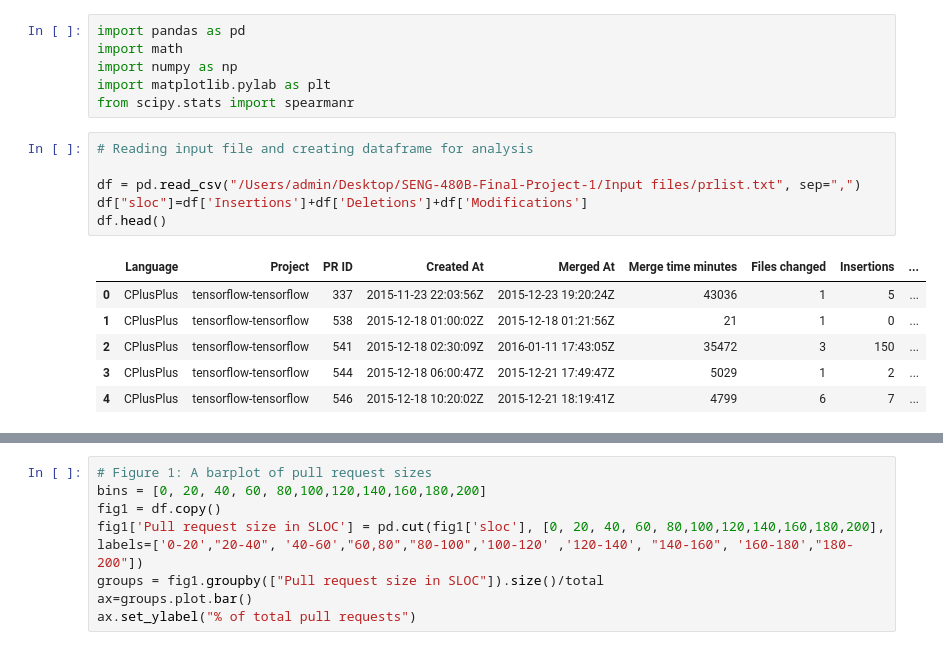
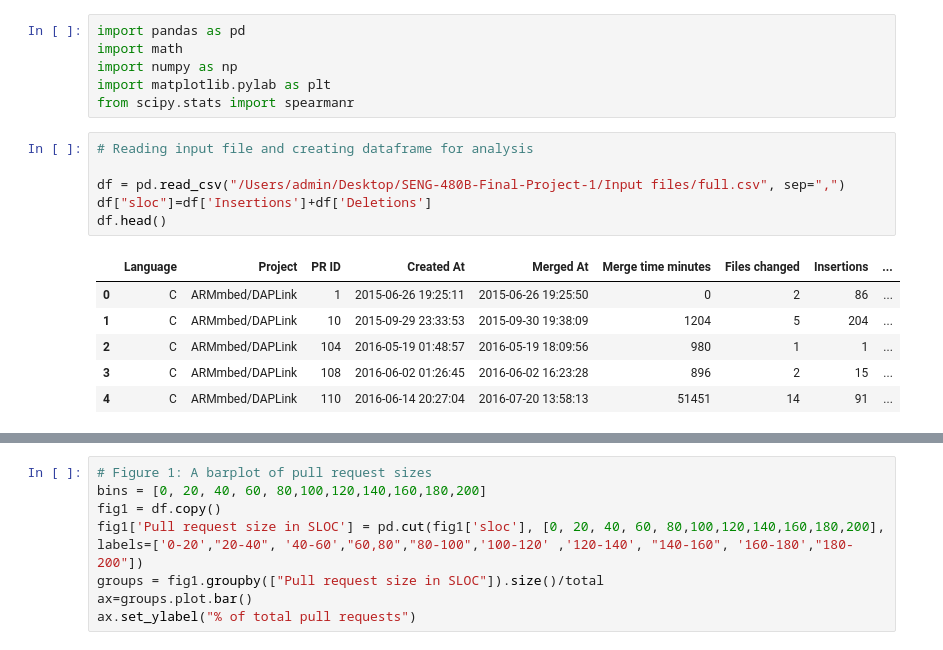
Before and after one commit to GuillaumeClaude/SENG-480B-Final-Project, a Jupyter notebook: Code/analysis.ipynb, the cells around one changed output, grey strips where cells are left out. Drawn from its saved outputs; the diff is of its cells as text.

```diff
--- a/Code/analysis.ipynb
+++ b/Code/analysis.ipynb
@@ -25,13 +25,13 @@ from scipy.stats import spearmanr
 # %%
 # Reading input file and creating dataframe for analysis
 
-df = pd.read_csv("/Users/admin/Desktop/SENG-480B-Final-Project-1/Input files/prlist.txt", sep=",")
-df["sloc"]=df['Insertions']+df['Deletions']+df['Modifications']
+df = pd.read_csv("/Users/admin/Desktop/SENG-480B-Final-Project-1/Input files/full.csv", sep=",")
+df["sloc"]=df['Insertions']+df['Deletions']
 df.head()
 # %% [output]
 |  | Language | Project | PR ID | Created At | Merged At | Merge time minutes | Files changed | Insertions | ... |
-| 0 | CPlusPlus | tensorflow-tensorflow | 337 | 2015-11-23 22:03:56Z | 2015-12-23 19:20:24Z | 43036 | 1 | 5 | ... |
-| 1 | CPlusPlus | tensorflow-tensorflow | 538 | 2015-12-18 01:00:02Z | 2015-12-18 01:21:56Z | 21 | 1 | 0 | ... |
-| 2 | CPlusPlus | tensorflow-tensorflow | 541 | 2015-12-18 02:30:09Z | 2016-01-11 17:43:05Z | 35472 | 3 | 150 | ... |
-| 3 | CPlusPlus | tensorflow-tensorflow | 544 | 2015-12-18 06:00:47Z | 2015-12-21 17:49:47Z | 5029 | 1 | 2 | ... |
-| 4 | CPlusPlus | tensorflow-tensorflow | 546 | 2015-12-18 10:20:02Z | 2015-12-21 18:19:41Z | 4799 | 6 | 7 | ... |
+| 0 | C | ARMmbed/DAPLink | 1 | 2015-06-26 19:25:11 | 2015-06-26 19:25:50 | 0 | 2 | 86 | ... |
+| 1 | C | ARMmbed/DAPLink | 10 | 2015-09-29 23:33:53 | 2015-09-30 19:38:09 | 1204 | 5 | 204 | ... |
+| 2 | C | ARMmbed/DAPLink | 104 | 2016-05-19 01:48:57 | 2016-05-19 18:09:56 | 980 | 1 | 1 | ... |
+| 3 | C | ARMmbed/DAPLink | 108 | 2016-06-02 01:26:45 | 2016-06-02 16:23:28 | 896 | 2 | 15 | ... |
+| 4 | C | ARMmbed/DAPLink | 110 | 2016-06-14 20:27:04 | 2016-07-20 13:58:13 | 51451 | 14 | 91 | ... |
```
Also changed, not shown: parts of 9 cells of this notebook.
